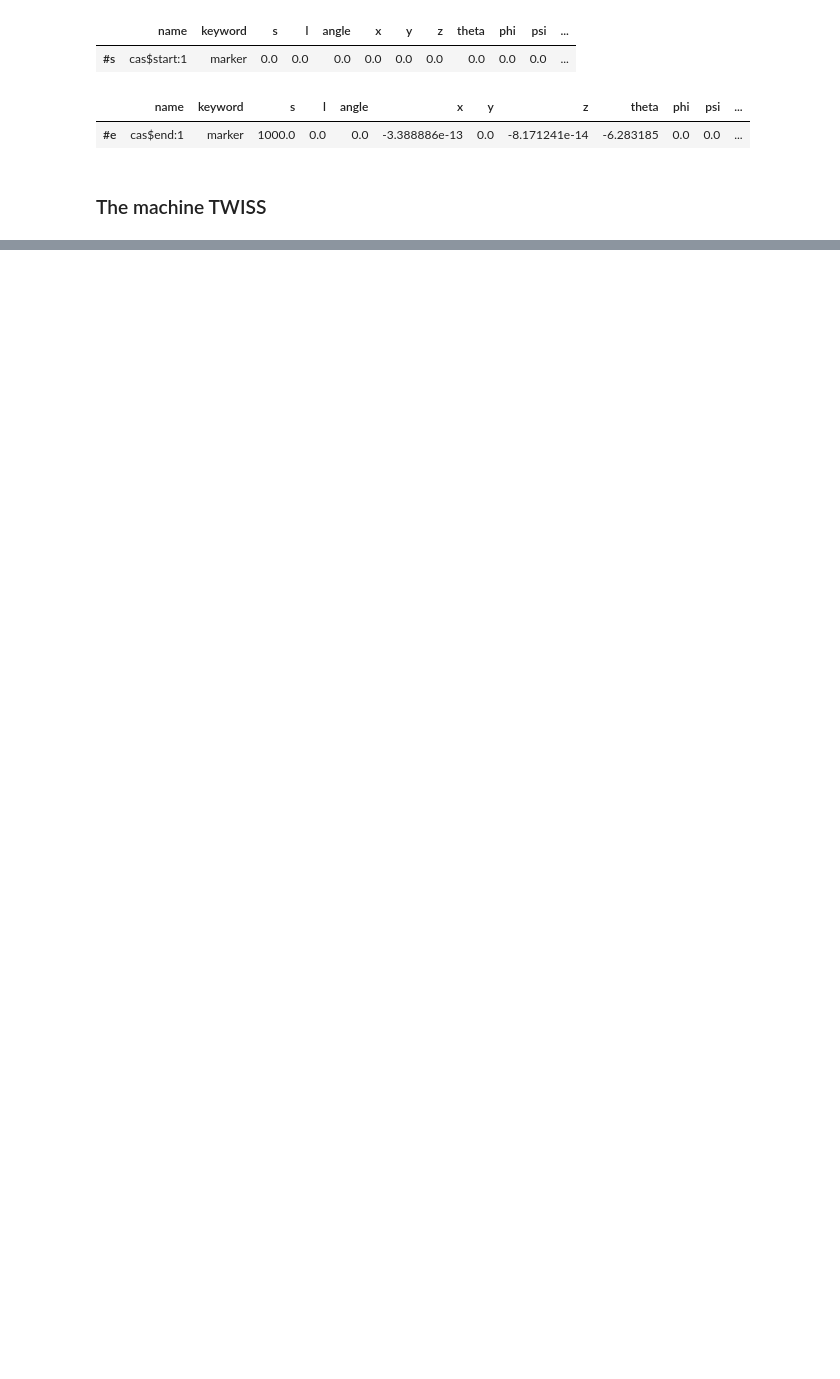
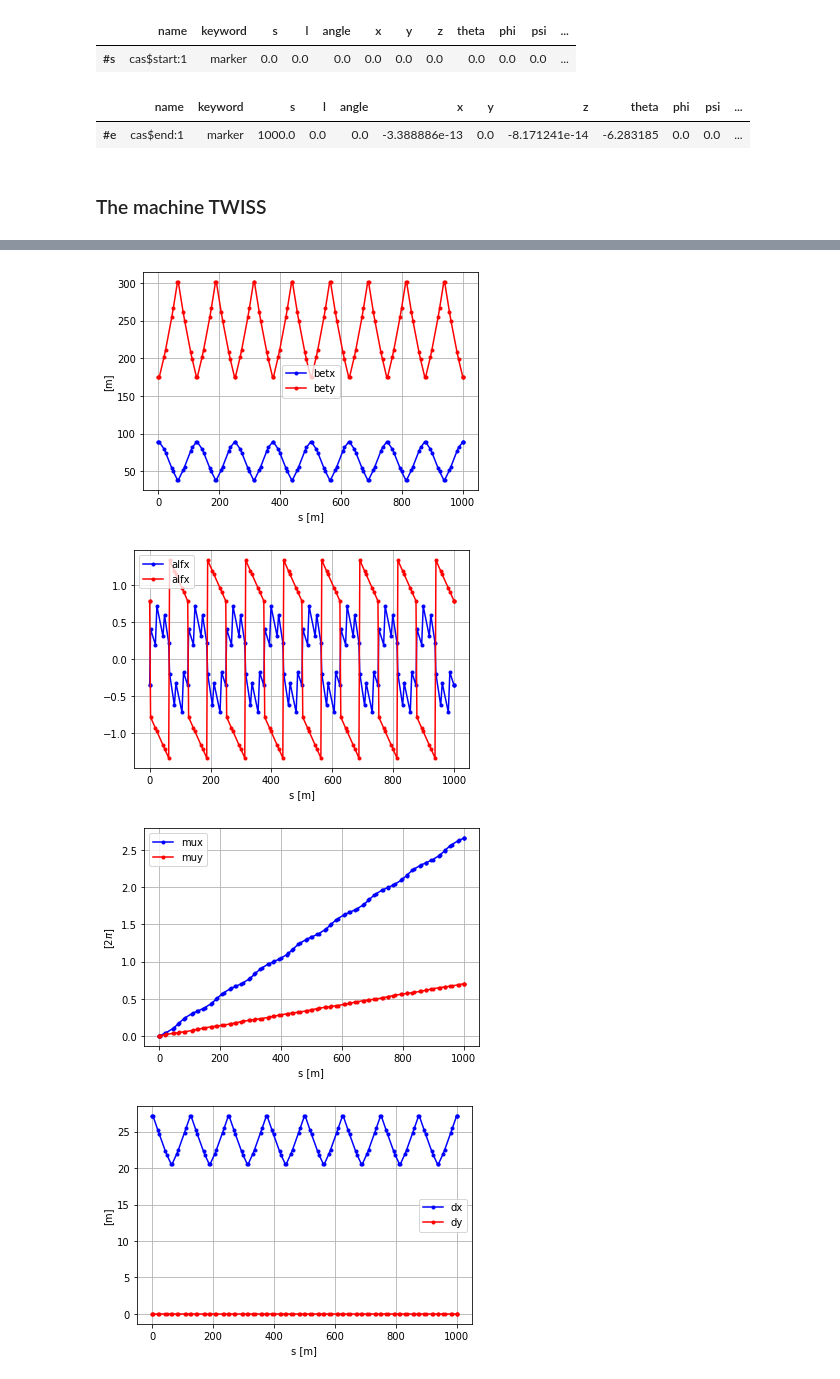
Before and after one commit to cerncas/2022Sevrier, a Jupyter notebook: exercises/solutions/Exercise1/Exercise1.ipynb, the cells around one changed output, grey strips where cells are left out. Saved outputs shown, nothing was run; the diff lists cells and outputs as text; code cells hidden in the pictures; blank space fills up the shorter version.

```diff
--- a/exercises/solutions/Exercise1/Exercise1.ipynb
+++ b/exercises/solutions/Exercise1/Exercise1.ipynb
@@ -237,0 +310,7 @@ assert madx.table.summ.q1[0]==madx.table.twiss.mux[-1]
+# %%
+plot_me(madx.table.twiss.dframe())
+# %% [output]
+[figure, added]
+[figure, added]
+[figure, added]
+[figure, added]
```
Also changed, not shown: parts of 15 cells of this notebook.
